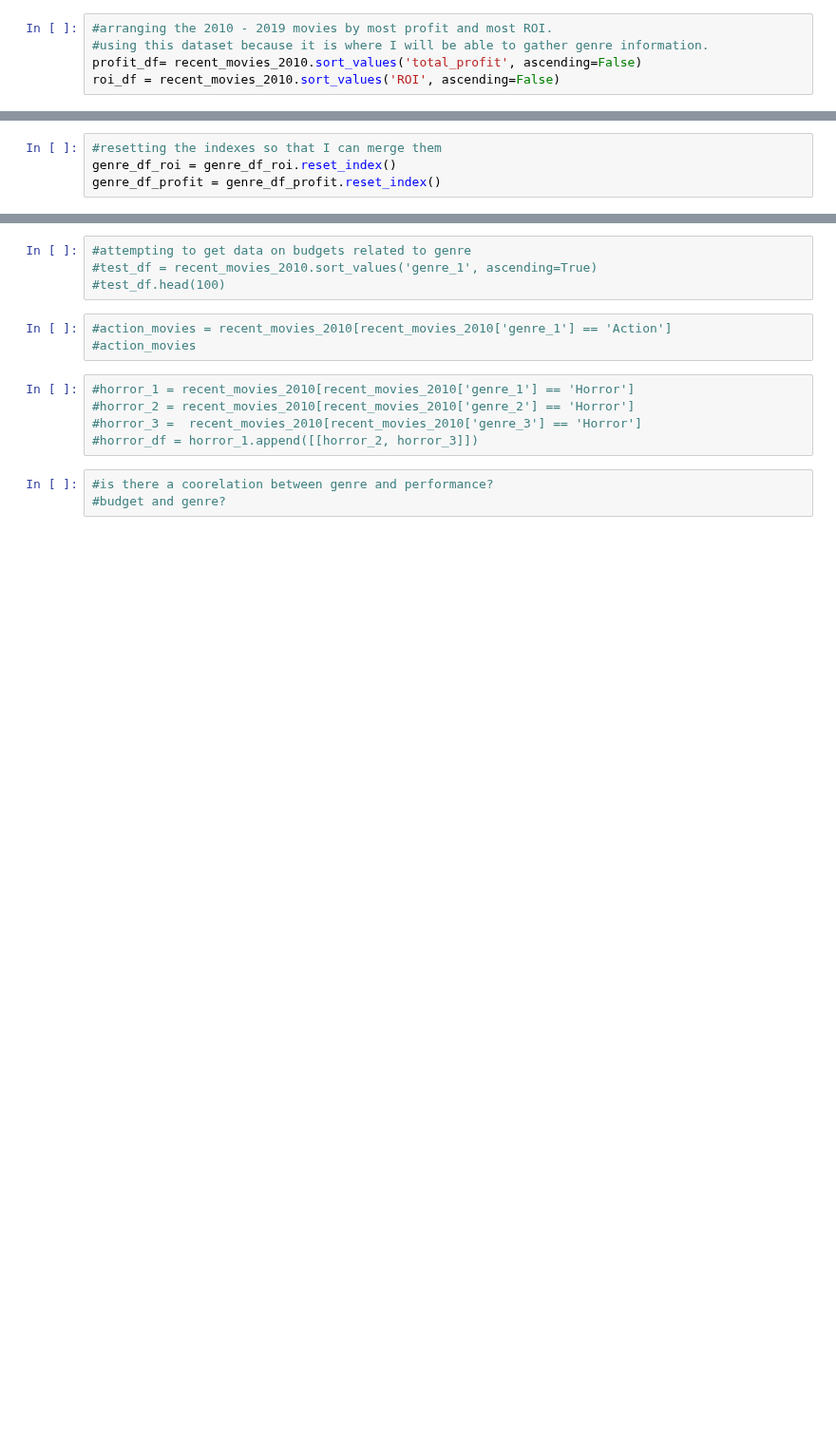
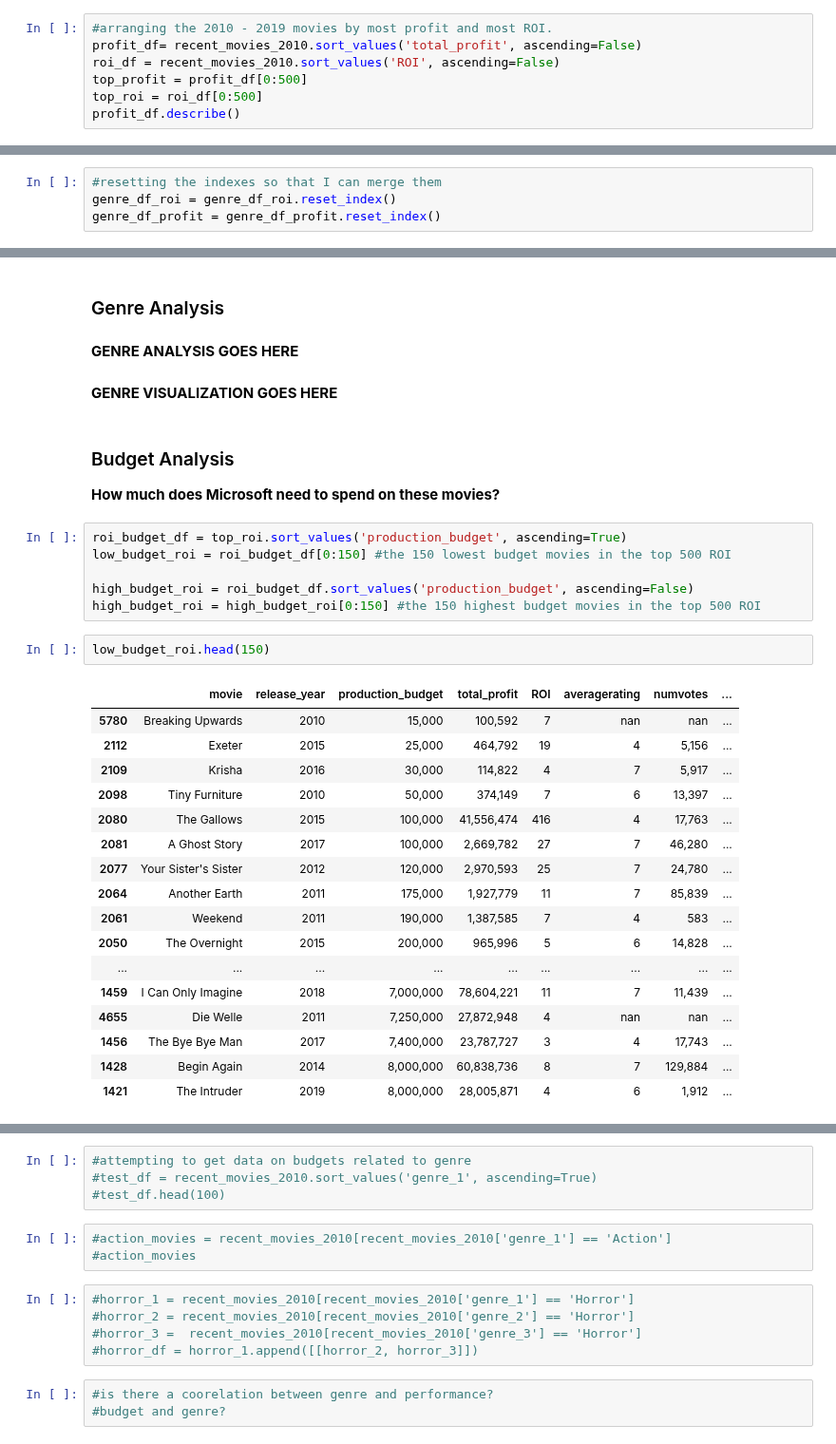
Before and after one commit to jxn628/dsc-phase-1-project, a Jupyter notebook: student.ipynb, the cells around one changed output, grey strips where cells are left out. Shown at 95% size. Saved outputs shown, nothing was run; the diff lists cells and outputs as text; blank space fills up the shorter version.

```diff
--- a/student.ipynb
+++ b/student.ipynb
@@ -910,5 +914,7 @@ recent_movies_2010.sort_values('total_profit', ascending=False).head(999)
 # %%
 #arranging the 2010 - 2019 movies by most profit and most ROI.
-#using this dataset because it is where I will be able to gather genre information.
 profit_df= recent_movies_2010.sort_values('total_profit', ascending=False)
 roi_df = recent_movies_2010.sort_values('ROI', ascending=False)
+top_profit = profit_df[0:500]
+top_roi = roi_df[0:500]
+profit_df.describe()
@@ -972,0 +1081,36 @@ genre_df_merged
+# %% [markdown]
+### Genre Analysis
+# %% [markdown]
+**GENRE ANALYSIS GOES HERE**
+# %% [markdown]
+**GENRE VISUALIZATION GOES HERE**
+# %% [markdown]
+### Budget Analysis
+
+**How much does Microsoft need to spend on these movies?**
+# %%
+roi_budget_df = top_roi.sort_values('production_budget', ascending=True)
+low_budget_roi = roi_budget_df[0:150] #the 150 lowest budget movies in the top 500 ROI
+
+high_budget_roi = roi_budget_df.sort_values('production_budget', ascending=False)
+high_budget_roi = high_budget_roi[0:150] #the 150 highest budget movies in the top 500 ROI
+# %%
+low_budget_roi.head(150)
+# %% [output]
+|  | movie | release_year | production_budget | total_profit | ROI | averagerating | numvotes | ... |
+| 5780 | Breaking Upwards | 2010 | 15,000 | 100,592 | 7 | nan | nan | ... |
+| 2112 | Exeter | 2015 | 25,000 | 464,792 | 19 | 4 | 5,156 | ... |
+| 2109 | Krisha | 2016 | 30,000 | 114,822 | 4 | 7 | 5,917 | ... |
+| 2098 | Tiny Furniture | 2010 | 50,000 | 374,149 | 7 | 6 | 13,397 | ... |
+| 2080 | The Gallows | 2015 | 100,000 | 41,556,474 | 416 | 4 | 17,763 | ... |
+| 2081 | A Ghost Story | 2017 | 100,000 | 2,669,782 | 27 | 7 | 46,280 | ... |
+| 2077 | Your Sister's Sister | 2012 | 120,000 | 2,970,593 | 25 | 7 | 24,780 | ... |
+| 2064 | Another Earth | 2011 | 175,000 | 1,927,779 | 11 | 7 | 85,839 | ... |
+| 2061 | Weekend | 2011 | 190,000 | 1,387,585 | 7 | 4 | 583 | ... |
+| 2050 | The Overnight | 2015 | 200,000 | 965,996 | 5 | 6 | 14,828 | ... |
+| ... | ... | ... | ... | ... | ... | ... | ... | ... |
+| 1459 | I Can Only Imagine | 2018 | 7,000,000 | 78,604,221 | 11 | 7 | 11,439 | ... |
+| 4655 | Die Welle | 2011 | 7,250,000 | 27,872,948 | 4 | nan | nan | ... |
+| 1456 | The Bye Bye Man | 2017 | 7,400,000 | 23,787,727 | 3 | 4 | 17,743 | ... |
+| 1428 | Begin Again | 2014 | 8,000,000 | 60,838,736 | 8 | 7 | 129,884 | ... |
+| 1421 | The Intruder | 2019 | 8,000,000 | 28,005,871 | 4 | 6 | 1,912 | ... |
```
Also changed, not shown: parts of 55 cells of this notebook.
